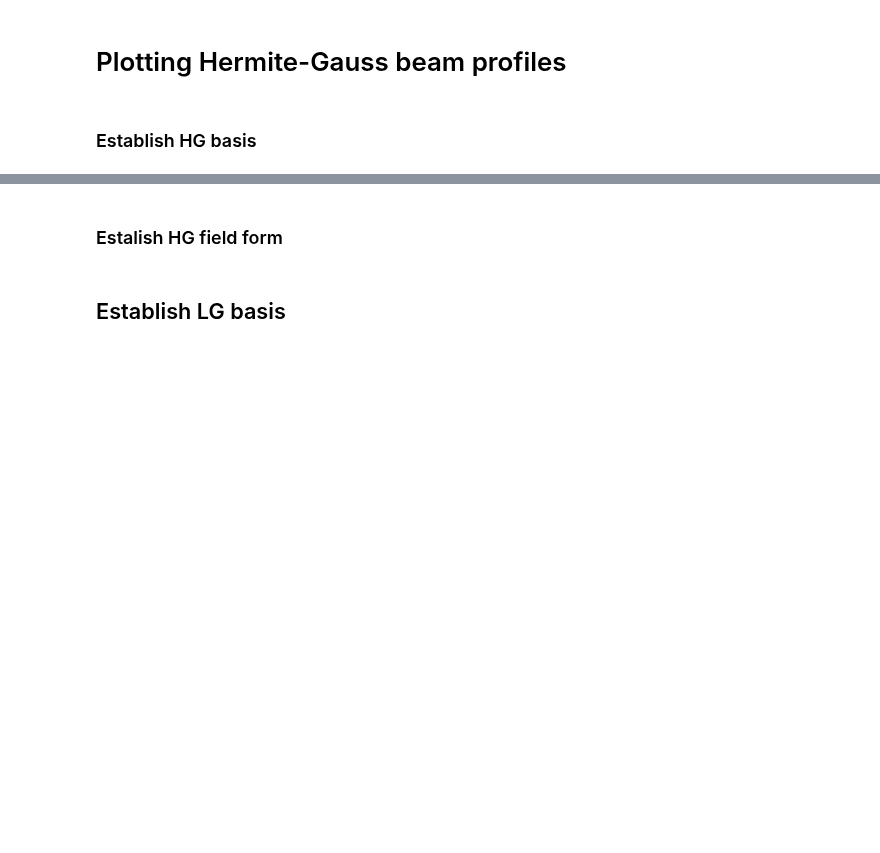
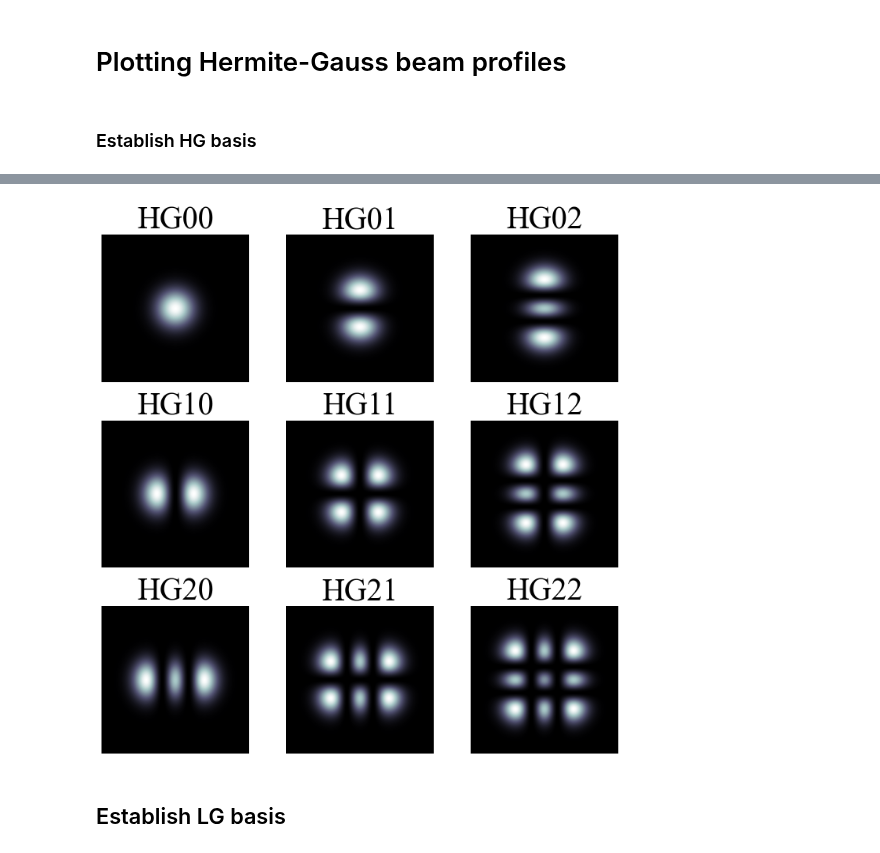
Before and after one commit to dancvan/dissertation, a Jupyter notebook: code/HGLG/beam_profiles.ipynb, the cells around one changed output, grey strips where cells are left out. Cells and saved outputs as stored; diff of their text form; code cells hidden in the pictures; blank space fills up the shorter version.

```diff
--- a/code/HGLG/beam_profiles.ipynb
+++ b/code/HGLG/beam_profiles.ipynb
@@ -80,7 +89 @@ File:      ~/miniconda3/envs/cylap_cupy/lib/python3.10/site-packages/scipy/speci
 Type:      function
-# %%
-# Size of plotting grid
-n = range(0,6)
-m = n
-# %% [markdown]
-### Estalish HG field form
@@ -94,3 +90,50 @@ def TEM00(X, Y, z, W_0, z_0, lambd=1064e-9):
+# %%
+HG_zconst = lambda n, m, z: z_const*np.exp(1j*(n+m)*zeta(z))
+HG_poly= lambda n, m, x, y, W_z_ : (scispec.hermite(n)(np.sqrt(2)*x/W_z_))*(scispec.hermite(m)(np.sqrt(2)*y/(W_z_)))
+HGnm_field = lambda n, m , X, Y, W_z_: HG_poly(n,m,X,Y,W_z_)*exp1*exp2*HG_zconst(n,m,z)
+mode_prof = lambda field : np.abs(field*np.conj(field))
+# %%
+HG00 = HGnm_field(0, 0, X, Y, W_z(z))
+HG10 = HGnm_field(1, 0, X, Y, W_z(z))
+HG11 = HGnm_field(1, 1, X, Y, W_z(z))
+HG20 = HGnm_field(2, 0, X, Y, W_z(z))
+HG21 = HGnm_field(2, 1, X, Y, W_z(z))
+HG22 = HGnm_field(2, 2, X, Y, W_z(z))
+# %%
+fig , axs = plt.subplots(3,3, figsize=(10,10))
+axs[0, 0].imshow(mode_prof(HG00)/mode_prof(HG00).max(), vmin=0, vmax = 1, cmap='bone')
+axs[0, 0].set_title("HG00")
+axs[0, 0].axis("off")
+axs[1, 0].imshow(mode_prof(HG10)/mode_prof(HG10).max(), vmin=0, vmax = 1, cmap='bone')
+axs[1, 0].set_title("HG10")
+axs[1, 0].sharex(axs[0, 0])
+axs[1, 0].axis("off")
+axs[0, 1].imshow(mode_prof(HG10).T/mode_prof(HG10).max(), vmin=0, vmax = 1, cmap='bone')
+axs[0, 1].set_title("HG01")
+axs[0, 1].axis("off")
+axs[1, 1].imshow(mode_prof(HG11)/mode_prof(HG11).max(), vmin=0, vmax = 1, cmap='bone')
+axs[1, 1].set_title("HG11")
+axs[1, 1].axis("off")
+axs[2, 0].imshow(mode_prof(HG20)/mode_prof(HG20).max(), vmin=0, vmax = 1, cmap='bone')
+axs[2, 0].set_title("HG20")
+axs[2, 0].sharex(axs[0, 0])
+axs[2, 0].axis("off")
+axs[0, 2].imshow(mode_prof(HG20).T/mode_prof(HG20).max(), vmin=0, vmax = 1, cmap='bone')
+axs[0, 2].set_title("HG02")
+axs[0, 2].axis("off")
+axs[2, 1].imshow(mode_prof(HG21)/mode_prof(HG21).max(), vmin=0, vmax = 1, cmap='bone')
+axs[2, 1].set_title("HG21")
+axs[2, 1].sharex(axs[1, 1])
+axs[2, 1].axis("off")
+axs[1, 2].imshow(mode_prof(HG21).T/mode_prof(HG21).max(), vmin=0, vmax = 1, cmap='bone')
+axs[1, 2].set_title("HG12")
+axs[1, 2].axis("off")
+axs[2, 2].imshow(mode_prof(HG22)/mode_prof(HG22).max(), vmin=0, vmax = 1, cmap='bone')
+axs[2, 2].set_title("HG22")
+axs[2, 2].axis("off")
+fig.tight_layout()
+# %% [output]
+[figure, added]
 # %% [markdown]
 ## Establish LG basis
 # %%
```
Also changed, not shown: parts of 8 cells of this notebook.
